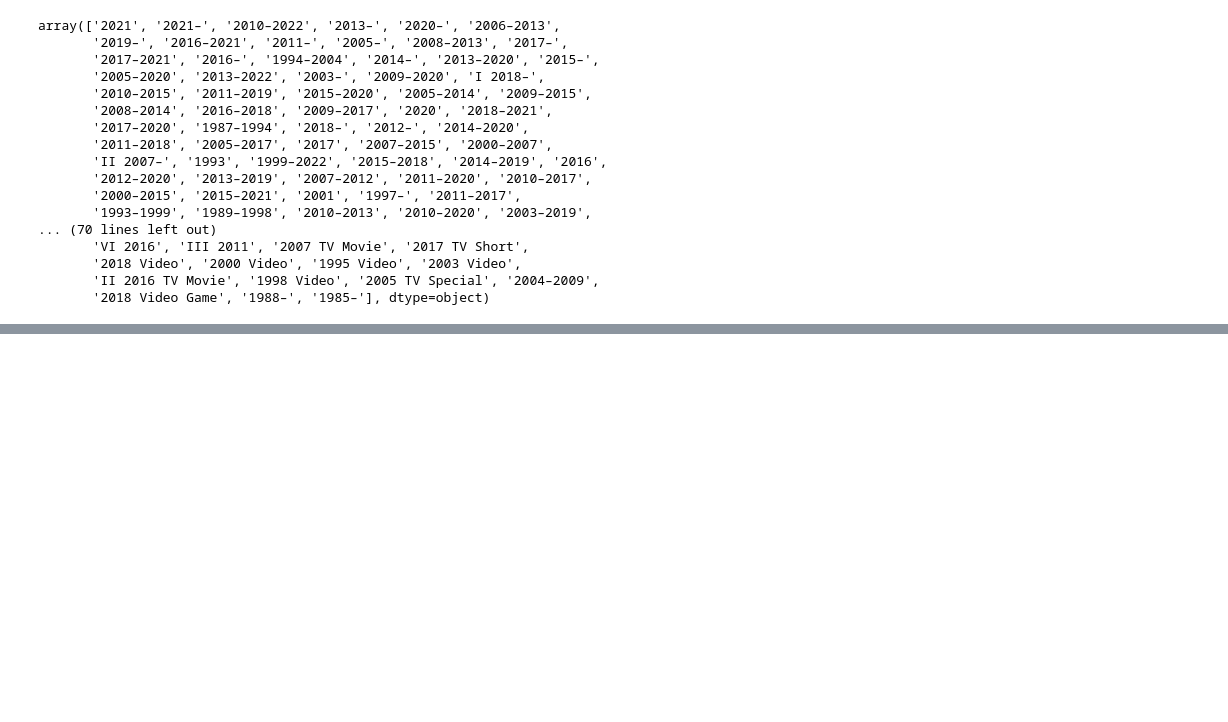
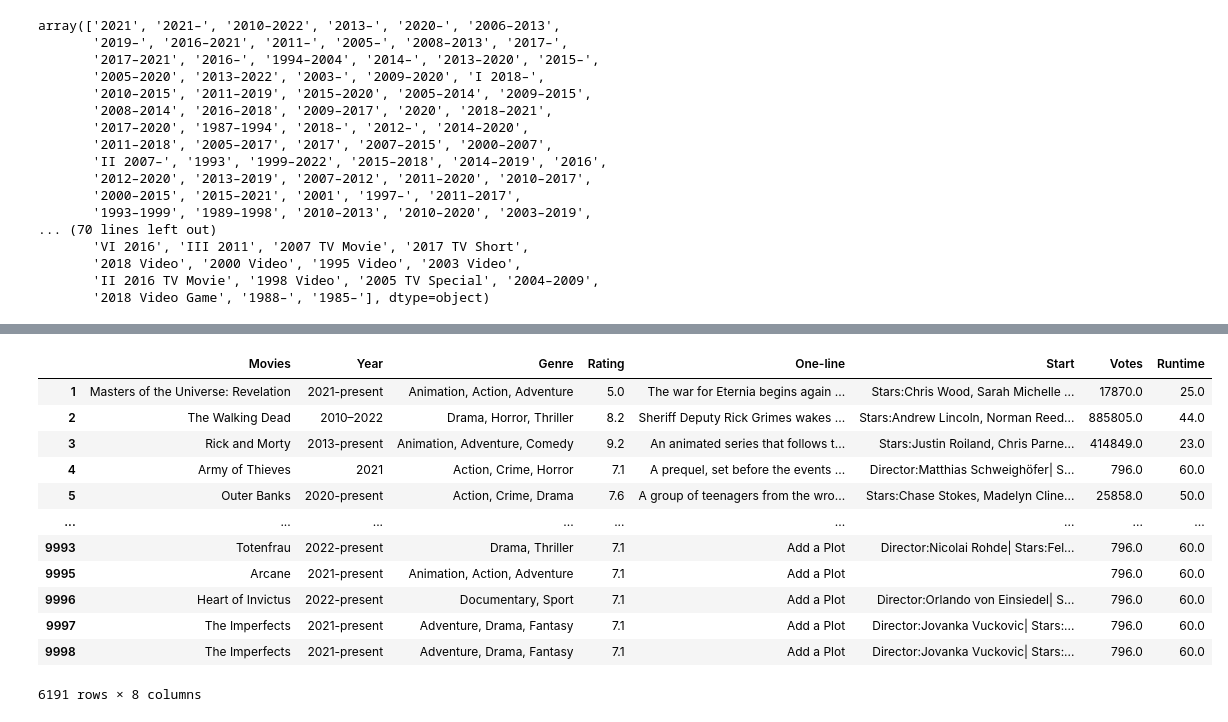
Before and after one commit to justinacgray/Data_Science, a Jupyter notebook: data_cleaning/movie_cleaning/movie.ipynb, the cells around one changed output, grey strips where cells are left out. Cells and saved outputs as stored; diff of their text form; code cells hidden in the pictures; blank space fills up the shorter version.

```diff
--- a/data_cleaning/movie_cleaning/movie.ipynb
+++ b/data_cleaning/movie_cleaning/movie.ipynb
@@ -263,0 +291,3 @@ array(['2021', '2021–', '2010–2022', '2013–', '2020–', '2006–2013',
+# %%
+median_rating  = movies_df['Rating'].median()
+movies_df['Rating'].fillna(median_rating, inplace=True)
@@ -263,0 +313,4 @@ array(['2021', '2021–', '2010–2022', '2013–', '2020–', '2006–2013',
+# %%
+median_voting = movies_df['Votes'].median()
+movies_df['Votes'].fillna(median_voting, inplace=True)
+movies_df['Votes'].isna().sum()
@@ -263,0 +336,4 @@ array(['2021', '2021–', '2010–2022', '2013–', '2020–', '2006–2013',
+# %%
+# movies_df.isna().sum()
+movies_df['Votes'] = pd.to_numeric(movies_df['Votes'])
+movies_df.dtypes
@@ -263,0 +370,4 @@ array(['2021', '2021–', '2010–2022', '2013–', '2020–', '2006–2013',
+# %%
+median_runtime = movies_df['Runtime'].median()
+movies_df['Runtime'].fillna(median_runtime, inplace=True)
+movies_df['Runtime'].isna().sum()
@@ -263,0 +396,17 @@ array(['2021', '2021–', '2010–2022', '2013–', '2020–', '2006–2013',
+# %%
+shows_filter = movies_df['Runtime'] <= 60
+movies_df[shows_filter]
+# %% [output]
+|  | Movies | Year | Genre | Rating | One-line | Start | Votes | Runtime |
+| 1 | Masters of the Universe: Revelation | 2021-present | Animation, Action, Adventure | 5.0 | The war for Eternia begins again ... | Stars:Chris Wood, Sarah Michelle ... | 17870.0 | 25.0 |
+| 2 | The Walking Dead | 2010–2022 | Drama, Horror, Thriller | 8.2 | Sheriff Deputy Rick Grimes wakes ... | Stars:Andrew Lincoln, Norman Reed... | 885805.0 | 44.0 |
+| 3 | Rick and Morty | 2013-present | Animation, Adventure, Comedy | 9.2 | An animated series that follows t... | Stars:Justin Roiland, Chris Parne... | 414849.0 | 23.0 |
+| 4 | Army of Thieves | 2021 | Action, Crime, Horror | 7.1 | A prequel, set before the events ... | Director:Matthias Schweighöfer| S... | 796.0 | 60.0 |
+| 5 | Outer Banks | 2020-present | Action, Crime, Drama | 7.6 | A group of teenagers from the wro... | Stars:Chase Stokes, Madelyn Cline... | 25858.0 | 50.0 |
+| ... | ... | ... | ... | ... | ... | ... | ... | ... |
+| 9993 | Totenfrau | 2022-present | Drama, Thriller | 7.1 | Add a Plot | Director:Nicolai Rohde| Stars:Fel... | 796.0 | 60.0 |
+| 9995 | Arcane | 2021-present | Animation, Action, Adventure | 7.1 | Add a Plot |  | 796.0 | 60.0 |
+| 9996 | Heart of Invictus | 2022-present | Documentary, Sport | 7.1 | Add a Plot | Director:Orlando von Einsiedel| S... | 796.0 | 60.0 |
+| 9997 | The Imperfects | 2021-present | Adventure, Drama, Fantasy | 7.1 | Add a Plot | Director:Jovanka Vuckovic| Stars:... | 796.0 | 60.0 |
+| 9998 | The Imperfects | 2021-present | Adventure, Drama, Fantasy | 7.1 | Add a Plot | Director:Jovanka Vuckovic| Stars:... | 796.0 | 60.0 |
+6191 rows × 8 columns
```
Also changed, not shown: parts of 14 cells of this notebook.
